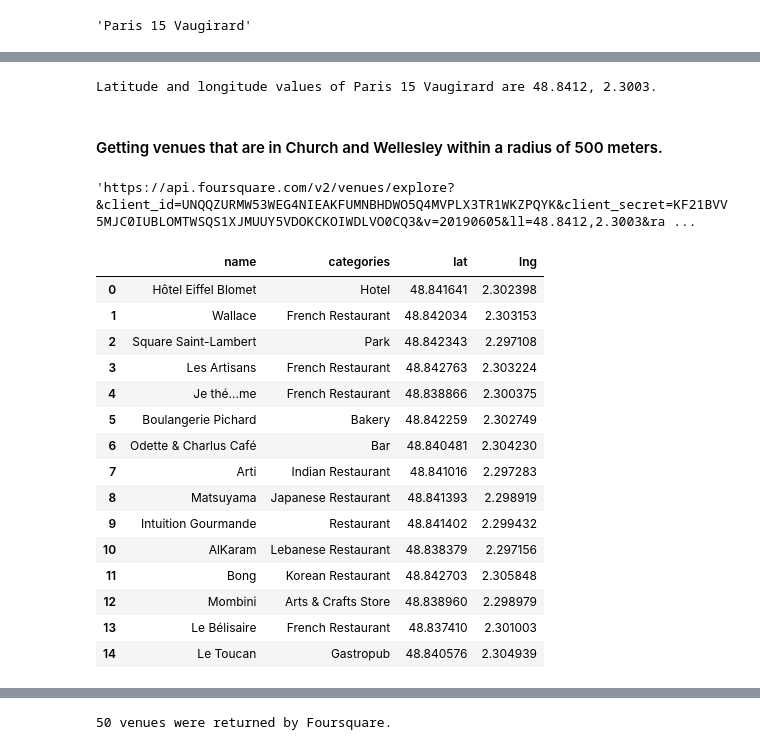
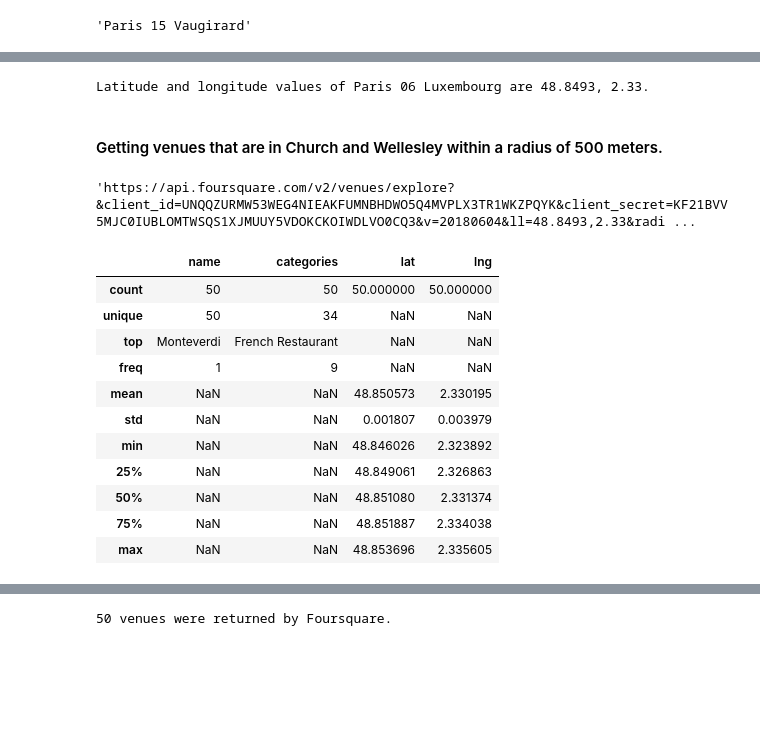
Before and after one commit to king36ix/DS_CAPTSONE_Coursera, a Jupyter notebook: DS_Capstone_France.ipynb, the cells around one changed output, grey strips where cells are left out. Drawn from its saved outputs; the diff is of its cells as text; code cells hidden in the pictures; blank space fills up the shorter version.

```diff
--- a/DS_Capstone_France.ipynb
+++ b/DS_Capstone_France.ipynb
@@ -54,4 +54,6 @@ memory usage: 1.1+ MB
 # %%
 fr_df.rename(columns={"Place Name": "placename"},inplace='True')
 fr_df.rename(columns={"Postal Code": "Pcode"},inplace='True')
+fr_df.rename(columns={"Longitude": "lng"},inplace='True')
+fr_df.rename(columns={"Latitude": "lat"},inplace='True')
 # %%
@@ -118,6 +140,6 @@ KeyboardInterrupt:
 ### simplifying the above map to segment and cluster only the neighborhoods in Downtown Toronto.
 #### Slicing the original dataframe and create a new dataframe of the Downtown Toronto data.
 # %%
-paris15_data = paris_df[paris_df['placename'] != 'Paris 15 Vaugirard'].reset_index(drop=True)
-paris15_data.head()
+paris15_data = paris_df[paris_df['County'] == 'Paris'].reset_index(drop=True)
+paris15_data.describe()
 # %% [output]
@@ -183,6 +208,6 @@ paris15_data.loc[5, 'placename']
 # %%
-neighborhood_latitude = paris15_data.loc[5, 'Latitude'] # neighborhood latitude value
-neighborhood_longitude = paris15_data.loc[5, 'Longitude']# neighborhood longitude value
+neighborhood_latitude = paris15_data.loc[5, 'lat'] # neighborhood latitude value
+neighborhood_longitude = paris15_data.loc[5, 'lng']# neighborhood longitude value
 
 neighborhood_name =paris15_data.loc[5, 'placename'] # neighborhood name
 
@@ -190,9 +215,13 @@ print('Latitude and longitude values of {} are {}, {}.'.format(neighborhood_name
                                                                neighborhood_latitude,
                                                                neighborhood_longitude))
 # %% [output]
-Latitude and longitude values of Paris 15 Vaugirard are 48.8412, 2.3003.
+Latitude and longitude values of Paris 06 Luxembourg are 48.8493, 2.33.
 # %% [markdown]
 #### Getting venues that are in Church and Wellesley within a radius of 500 meters.
+# %%
+CLIENT_ID = 'UNQQZURMW53WEG4NIEAKFUMNBHDWO5Q4MVPLX3TR1WKZPQYK' # your Foursquare ID
+CLIENT_SECRET = 'KF21BVV5MJC0IUBLOMTWSQS1XJMUUY5VDOKCKOIWDLVO0CQ3' # your Foursquare Secret
+VERSION = '20180604'
 # %%
 radius = 500
 LIMIT = 50
@@ -206,7 +235,7 @@ url = 'https://api.foursquare.com/v2/venues/explore?&client_id={}&client_secret=
     LIMIT)
 url
 # %% [output]
-'https://api.foursquare.com/v2/venues/explore?&client_id=UNQQZURMW53WEG4NIEAKFUMNBHDWO5Q4MVPLX3TR1WKZPQYK&client_secret=KF21BVV5MJC0IUBLOMTWSQS1XJMUUY5VDOKCKOIWDLVO0CQ3&v=20190605&ll=48.8412,2.3003&ra ...
+'https://api.foursquare.com/v2/venues/explore?&client_id=UNQQZURMW53WEG4NIEAKFUMNBHDWO5Q4MVPLX3TR1WKZPQYK&client_secret=KF21BVV5MJC0IUBLOMTWSQS1XJMUUY5VDOKCKOIWDLVO0CQ3&v=20180604&ll=48.8493,2.33&radi ...
 # %%
 results = requests.get(url).json()
 # results
@@ -224,34 +253,31 @@ def get_category_type(row):
 # %%
 venues = results['response']['groups'][0]['items']
 
 nearby_venues = json_normalize(venues) # flatten JSON
 
 # filter columns
 filtered_columns = ['venue.name', 'venue.categories', 'venue.location.lat', 'venue.location.lng']
 nearby_venues =nearby_venues.loc[:, filtered_columns]
 
 # filter the category for each row
 nearby_venues['venue.categories'] = nearby_venues.apply(get_category_type, axis=1)
 
 # clean columns
 nearby_venues.columns = [col.split(".")[-1] for col in nearby_venues.columns]
 
 nearby_venues.head(15)
+nearby_venues.describe(include='all')
 # %% [output]
 |  | name | categories | lat | lng |
-| 0 | Hôtel Eiffel Blomet | Hotel | 48.841641 | 2.302398 |
-| 1 | Wallace | French Restaurant | 48.842034 | 2.303153 |
-| 2 | Square Saint-Lambert | Park | 48.842343 | 2.297108 |
-| 3 | Les Artisans | French Restaurant | 48.842763 | 2.303224 |
-| 4 | Je thé...me | French Restaurant | 48.838866 | 2.300375 |
-| 5 | Boulangerie Pichard | Bakery | 48.842259 | 2.302749 |
-| 6 | Odette & Charlus Café | Bar | 48.840481 | 2.304230 |
-| 7 | Arti | Indian Restaurant | 48.841016 | 2.297283 |
-| 8 | Matsuyama | Japanese Restaurant | 48.841393 | 2.298919 |
-| 9 | Intuition Gourmande | Restaurant | 48.841402 | 2.299432 |
-| 10 | AlKaram | Lebanese Restaurant | 48.838379 | 2.297156 |
-| 11 | Bong | Korean Restaurant | 48.842703 | 2.305848 |
-| 12 | Mombini | Arts & Crafts Store | 48.838960 | 2.298979 |
-| 13 | Le Bélisaire | French Restaurant | 48.837410 | 2.301003 |
-| 14 | Le Toucan | Gastropub | 48.840576 | 2.304939 |
+| count | 50 | 50 | 50.000000 | 50.000000 |
+| unique | 50 | 34 | NaN | NaN |
+| top | Monteverdi | French Restaurant | NaN | NaN |
+| freq | 1 | 9 | NaN | NaN |
+| mean | NaN | NaN | 48.850573 | 2.330195 |
+| std | NaN | NaN | 0.001807 | 0.003979 |
+| min | NaN | NaN | 48.846026 | 2.323892 |
+| 25% | NaN | NaN | 48.849061 | 2.326863 |
+| 50% | NaN | NaN | 48.851080 | 2.331374 |
+| 75% | NaN | NaN | 48.851887 | 2.334038 |
+| max | NaN | NaN | 48.853696 | 2.335605 |
 # %%
```
Also changed, not shown: parts of 14 cells of this notebook.
